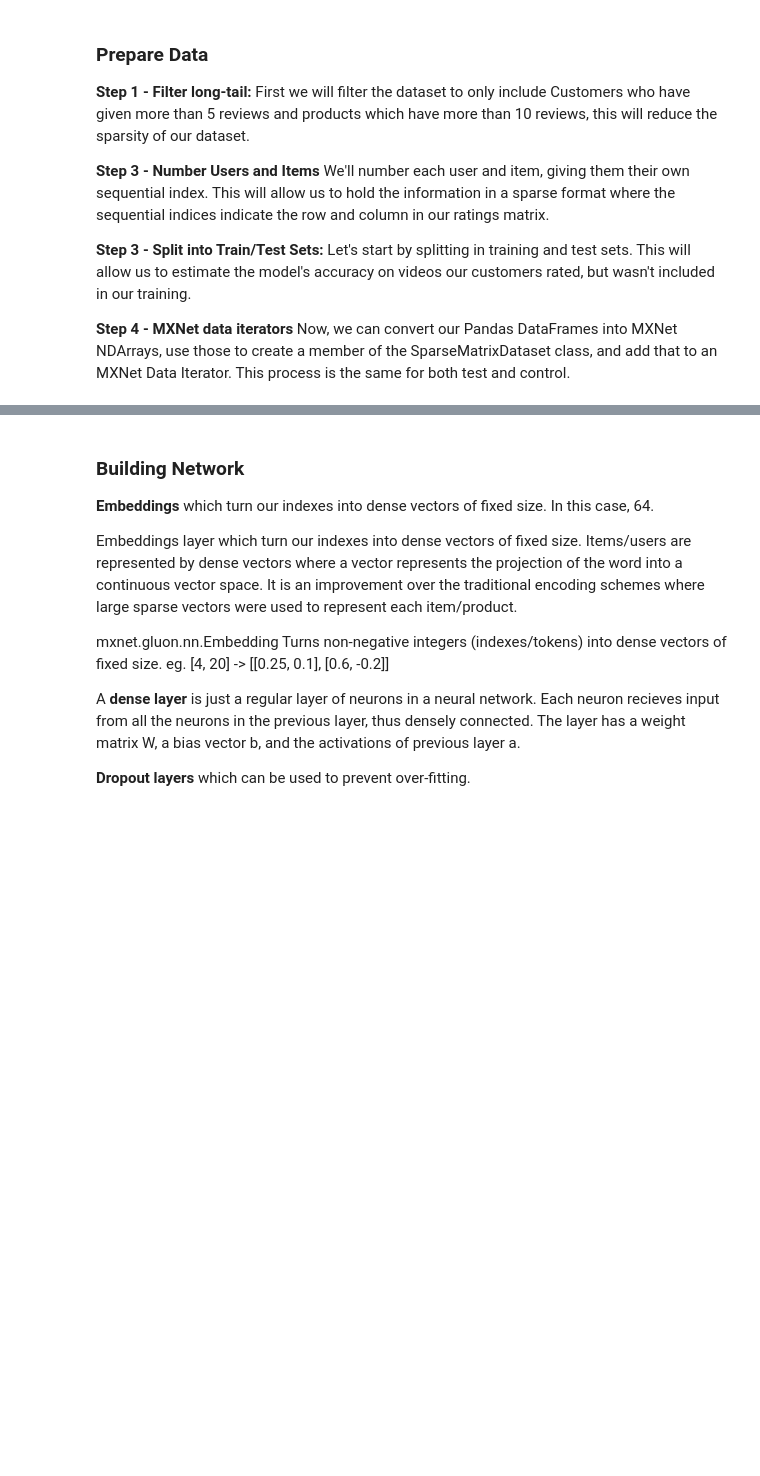
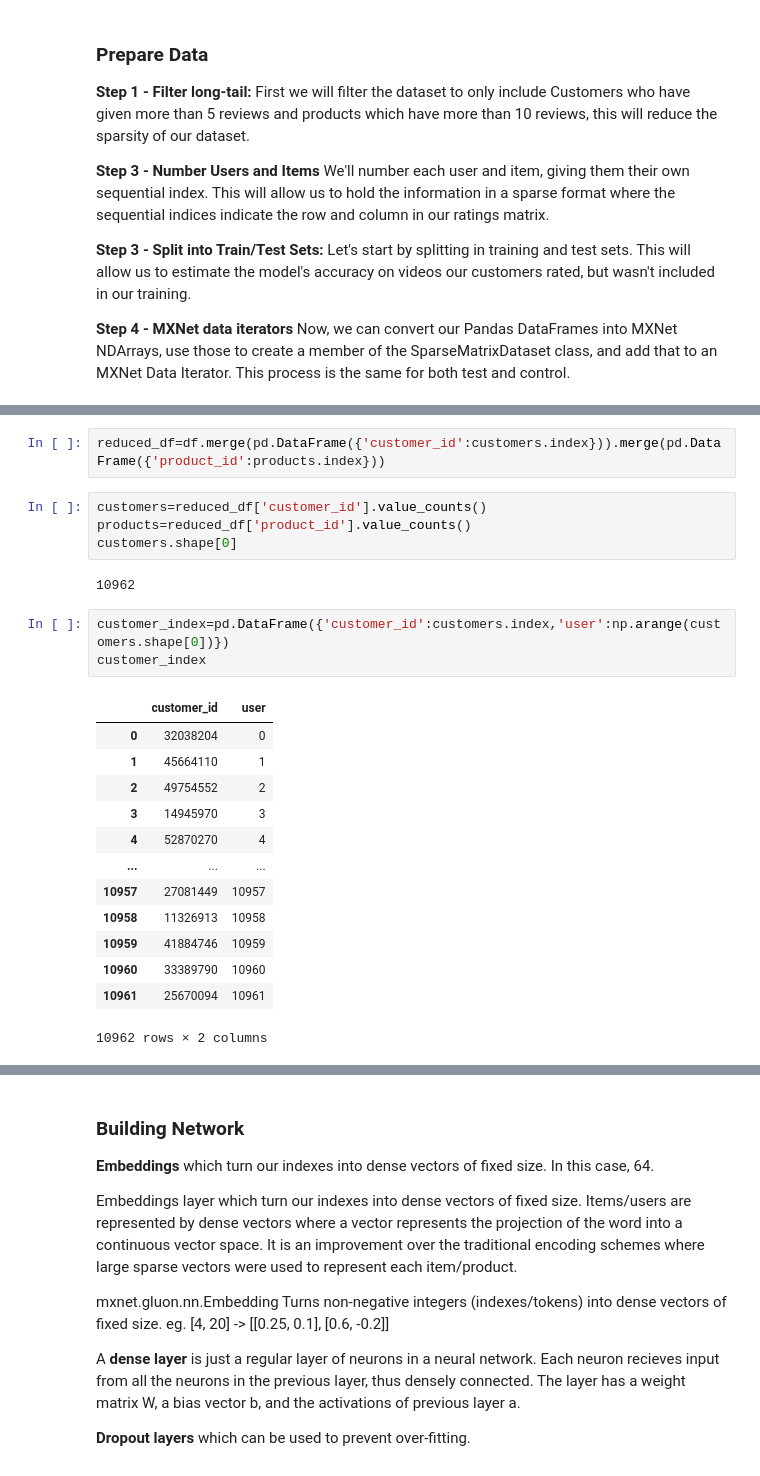
Before and after one commit to amirhossein-yousefi/Recommendation_System, a Jupyter notebook: Recommendation System Using MXNET on AWS Sagemaker.ipynb, the cells around one changed output, grey strips where cells are left out. Saved outputs shown, nothing was run; the diff lists cells and outputs as text; blank space fills up the shorter version.

```diff
--- a/Recommendation System Using MXNET on AWS Sagemaker.ipynb
+++ b/Recommendation System Using MXNET on AWS Sagemaker.ipynb
@@ -205,0 +214,25 @@ Now, we can convert our Pandas DataFrames into MXNet NDArrays, use those to crea
+# %%
+reduced_df=df.merge(pd.DataFrame({'customer_id':customers.index})).merge(pd.DataFrame({'product_id':products.index}))
+# %%
+customers=reduced_df['customer_id'].value_counts()
+products=reduced_df['product_id'].value_counts()
+customers.shape[0]
+# %% [output]
+10962
+# %%
+customer_index=pd.DataFrame({'customer_id':customers.index,'user':np.arange(customers.shape[0])})
+customer_index
+# %% [output]
+|  | customer_id | user |
+| 0 | 32038204 | 0 |
+| 1 | 45664110 | 1 |
+| 2 | 49754552 | 2 |
+| 3 | 14945970 | 3 |
+| 4 | 52870270 | 4 |
+| ... | ... | ... |
+| 10957 | 27081449 | 10957 |
+| 10958 | 11326913 | 10958 |
+| 10959 | 41884746 | 10959 |
+| 10960 | 33389790 | 10960 |
+| 10961 | 25670094 | 10961 |
+10962 rows × 2 columns
```
Also changed, not shown: parts of 6 cells of this notebook.
